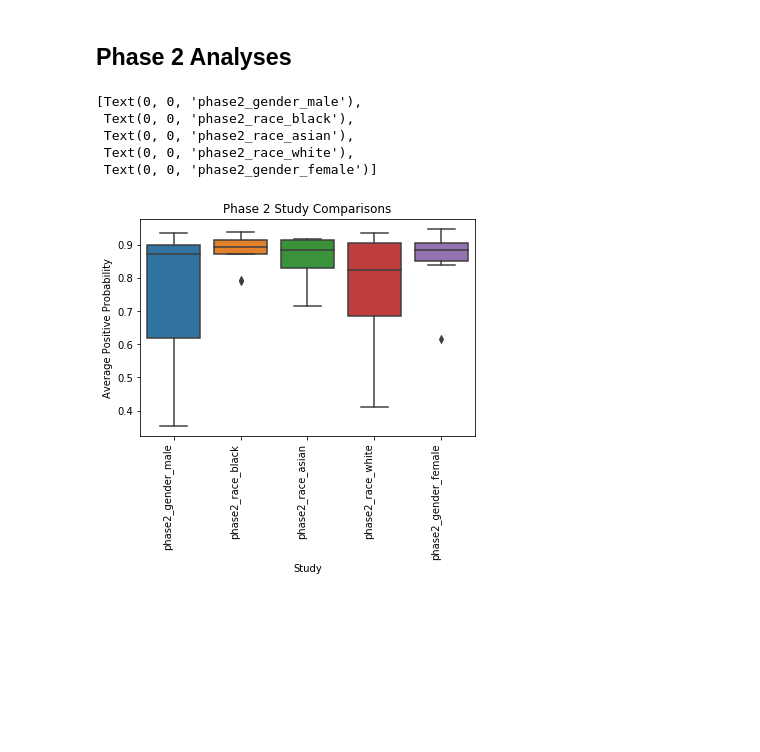
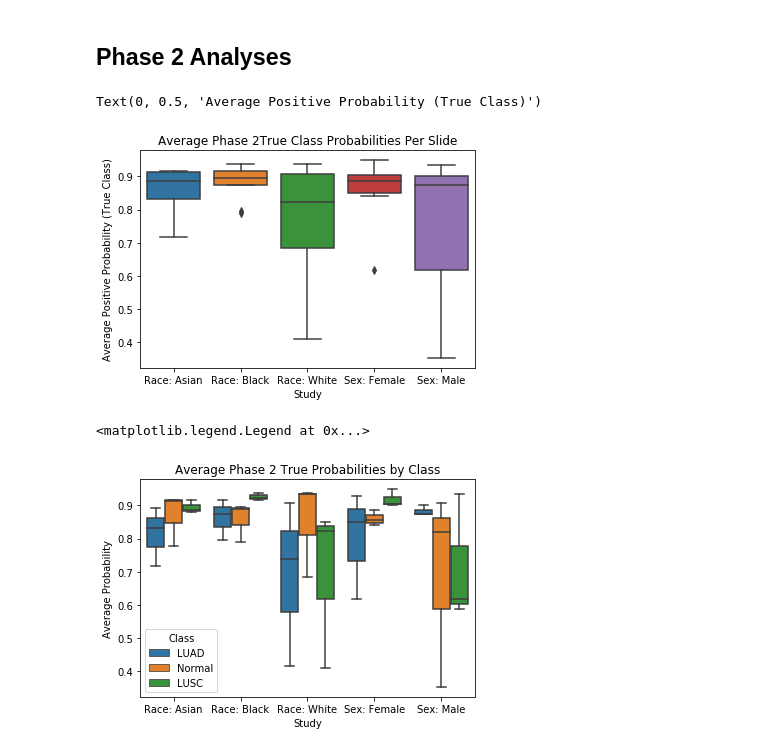
Before and after one commit to Systems-Imaging-Bioinformatics-Lab/histopath_failure_modes, a Jupyter notebook: Results.ipynb, the cells around one changed output. Drawn from its saved outputs; the diff is of its cells as text; code cells hidden in the pictures; blank space fills up the shorter version.

Commit message:
Phase2 analyses

```diff
--- a/Results.ipynb
+++ b/Results.ipynb
@@ -36,21 +33,45 @@ output_dir = Path("work/output/")
+# %%
+phase1_exp = list(output_dir.glob("exp_*_*")) + [output_dir/"phase1_exp/"]
+phase1_slide_probs = pd.concat({
+    study.stem:pd.DataFrame(dp.parse_slide_probs(study / "auc" / "out2_perSlideStats.txt"))
+    for study in phase1_exp
+},names=["study"]).reset_index()
 # %% [markdown]
 ## Phase 2 Analyses
+# %%
+# Phase 2 Study Labels
+phase2_labels = {
+    "phase2_gender_female": "Sex: Female",
+    "phase2_gender_male": "Sex: Male",
+    "phase2_race_asian": "Race: Asian",
+    "phase2_race_black": "Race: Black",
+    "phase2_race_white": "Race: White"
+}
 # %%
-phase2_exp = output_dir.glob("phase2_*/")
-phase2_slide_results = pd.concat({
-    study.stem:parse_slide_stats(study / "auc" / "out2_perSlideStats.txt")
+phase2_exp = list(output_dir.glob("phase2_*/"))
+phase2_slide_probs = pd.concat({
+    study.stem:pd.DataFrame(dp.parse_slide_probs(study / "auc" / "out2_perSlideStats.txt"))
     for study in phase2_exp
-},names=["study"]).reset_index()
+},names=["study"]).rename(index=phase2_labels).sort_index().reset_index("study")
-# %%
-chart = sns.boxplot(x=phase2_slide_results["study"],y=phase2_slide_results["av_prob"])
-chart.set_title("Phase 2 Study Comparisons")
-chart.set_xlabel("Study")
-chart.set_ylabel("Average Positive Probability")
-chart.set_xticklabels(chart.get_xticklabels(), rotation=90, horizontalalignment='right')
-# %% [output]
-[Text(0, 0, 'phase2_gender_male'),
- Text(0, 0, 'phase2_race_black'),
- Text(0, 0, 'phase2_race_asian'),
- Text(0, 0, 'phase2_race_white'),
- Text(0, 0, 'phase2_gender_female')]
-[figure, removed]
+# %%
+fig = sns.boxplot(x=phase2_slide_probs["study"],y=phase2_slide_probs["true_av_prob"])
+fig.set_title("Average Phase 2True Class Probabilities Per Slide")
+fig.set_xlabel("Study")
+fig.set_ylabel("Average Positive Probability (True Class)")
+# %% [output]
+Text(0, 0.5, 'Average Positive Probability (True Class)')
+[figure, added]
+# %%
+fig = sns.boxplot(
+    data=phase2_slide_probs[["study","class","true_av_prob"]],
+    x="study",
+    y="true_av_prob",
+    hue="class"
+)
+fig.set_xlabel("Study")
+fig.set_ylabel("Average Probability")
+fig.set_title("Average Phase 2 True Probabilities by Class")
+plt.legend(title="Class")
+# %% [output]
+<matplotlib.legend.Legend at 0x...>
+[figure, added]
```
Also changed, not shown: parts of 9 cells of this notebook, 1 other file.
